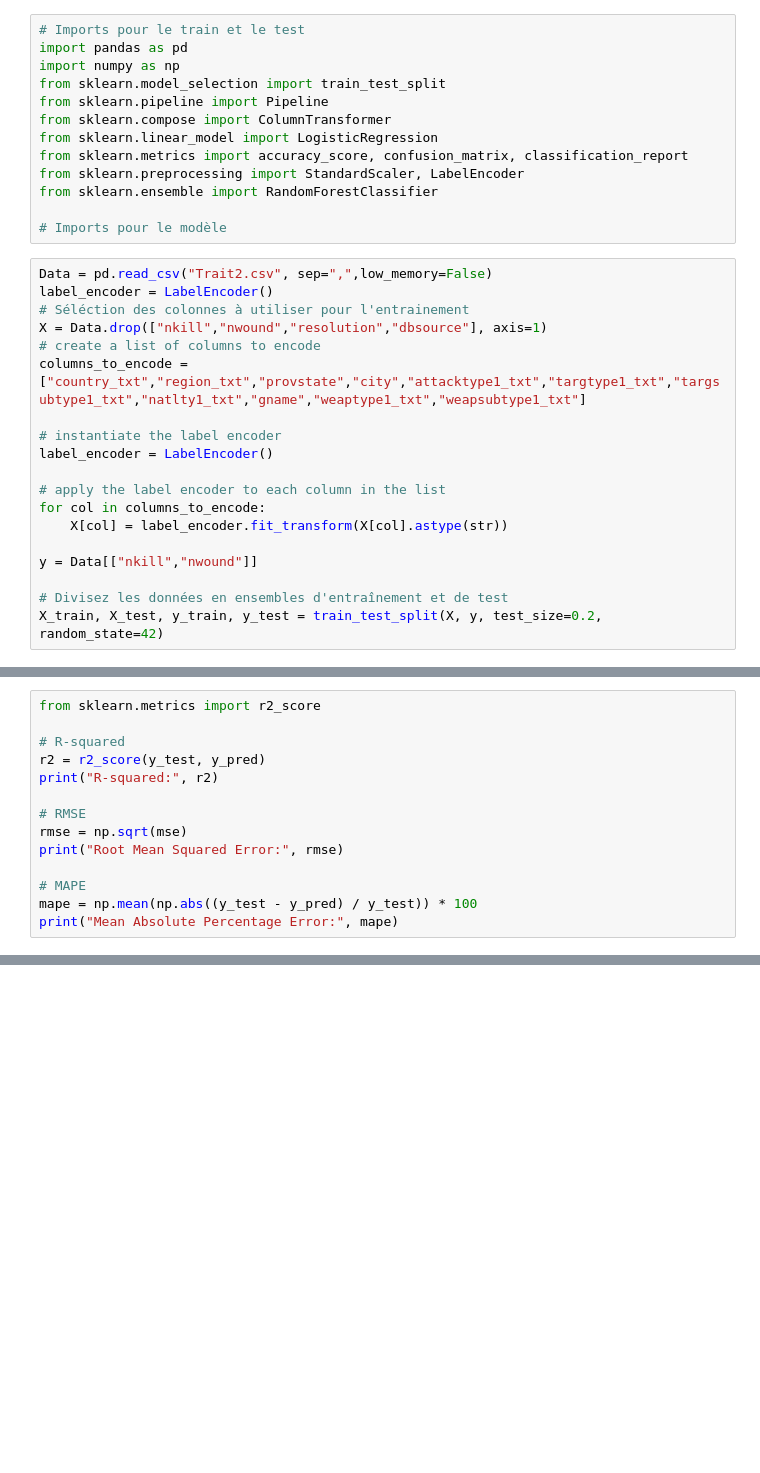
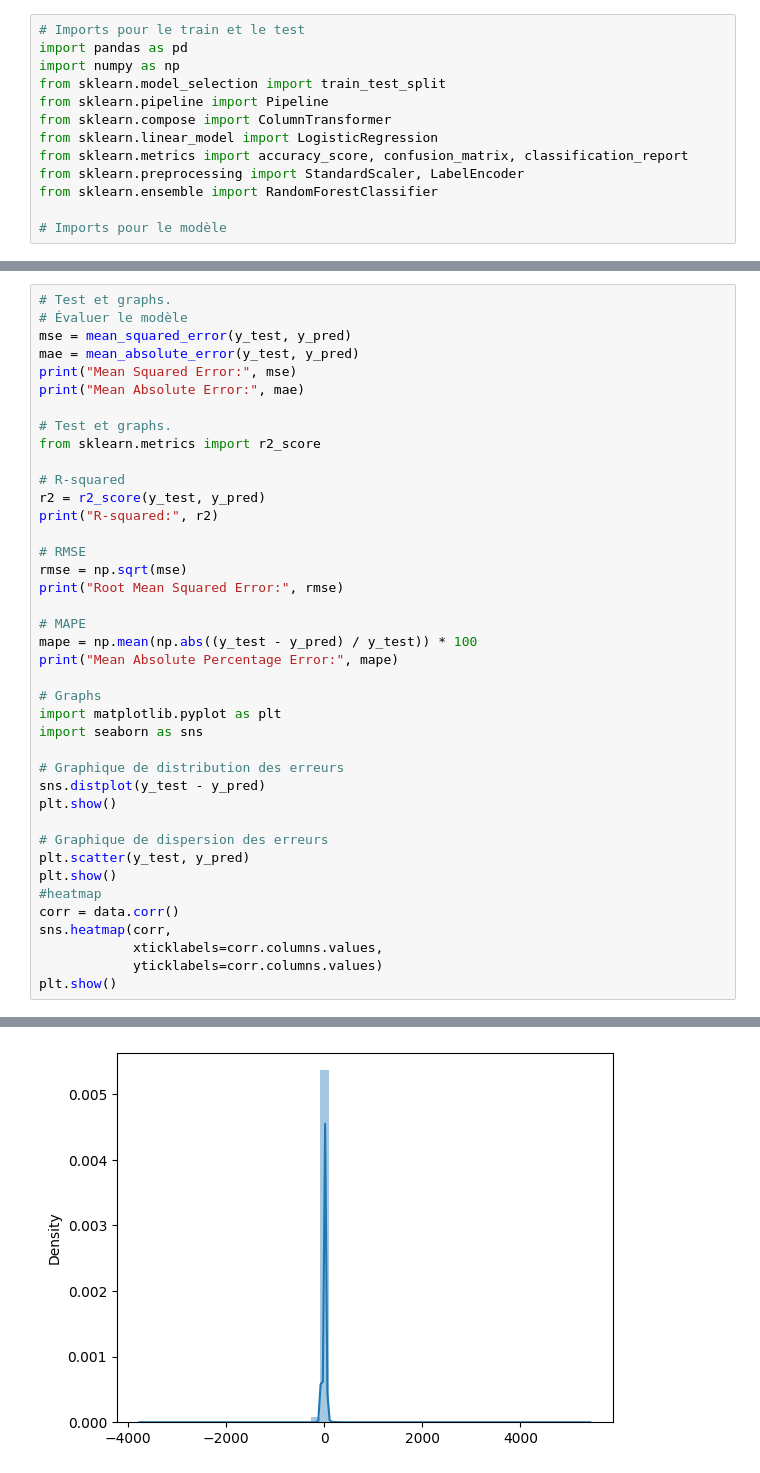
Before and after one commit to ThomasAlvarezRodriguez/AIC, a Jupyter notebook: AIC_IA_Thomas.ipynb, the cells around one changed output, grey strips where cells are left out. Cells and saved outputs as stored; diff of their text form; blank space fills up the shorter version.

Commit message:
ajout de qq graphs

```diff
--- a/AIC_IA_Thomas.ipynb
+++ b/AIC_IA_Thomas.ipynb
@@ -13,22 +13,3 @@ from sklearn.preprocessing import StandardScaler, LabelEncoder
 from sklearn.ensemble import RandomForestClassifier
 
 # Imports pour le modèle
-# %%
-Data = pd.read_csv("Trait2.csv", sep=",",low_memory=False)
-label_encoder = LabelEncoder()
-# Séléction des colonnes à utiliser pour l'entrainement
-X = Data.drop(["nkill","nwound","resolution","dbsource"], axis=1)
-# create a list of columns to encode
-columns_to_encode = ["country_txt","region_txt","provstate","city","attacktype1_txt","targtype1_txt","targsubtype1_txt","natlty1_txt","gname","weaptype1_txt","weapsubtype1_txt"]
-
-# instantiate the label encoder
-label_encoder = LabelEncoder()
-
-# apply the label encoder to each column in the list
-for col in columns_to_encode:
-    X[col] = label_encoder.fit_transform(X[col].astype(str))
-
-y = Data[["nkill","nwound"]]
-
-# Divisez les données en ensembles d'entraînement et de test
-X_train, X_test, y_train, y_test = train_test_split(X, y, test_size=0.2, random_state=42)
@@ -94,4 +80,12 @@ Mean Absolute Error: 9.743917190535296
 # %%
+# Test et graphs.
+# Évaluer le modèle
+mse = mean_squared_error(y_test, y_pred)
+mae = mean_absolute_error(y_test, y_pred)
+print("Mean Squared Error:", mse)
+print("Mean Absolute Error:", mae)
+
+# Test et graphs.
 from sklearn.metrics import r2_score
 
 # R-squared
@@ -105,4 +99,22 @@ print("Root Mean Squared Error:", rmse)
 # MAPE
 mape = np.mean(np.abs((y_test - y_pred) / y_test)) * 100
 print("Mean Absolute Percentage Error:", mape)
+
+# Graphs
+import matplotlib.pyplot as plt
+import seaborn as sns
+
+# Graphique de distribution des erreurs
+sns.distplot(y_test - y_pred)
+plt.show()
+
+# Graphique de dispersion des erreurs
+plt.scatter(y_test, y_pred)
+plt.show()
+#heatmap
+corr = data.corr()
+sns.heatmap(corr,
+            xticklabels=corr.columns.values,
+            yticklabels=corr.columns.values)
+plt.show()
 # %% [output]
@@ -113,0 +137 @@ dtype: float64
+[figure, added]
```
Also changed, not shown: parts of 4 cells of this notebook.
